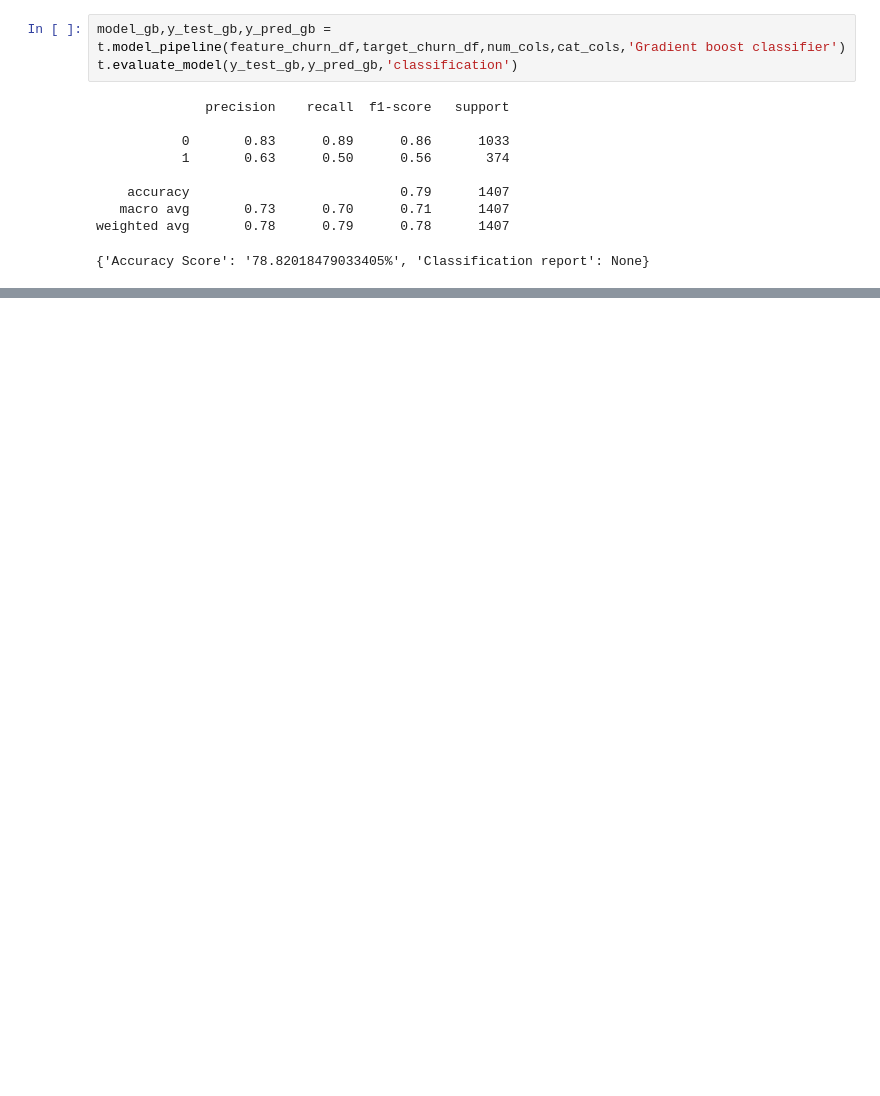
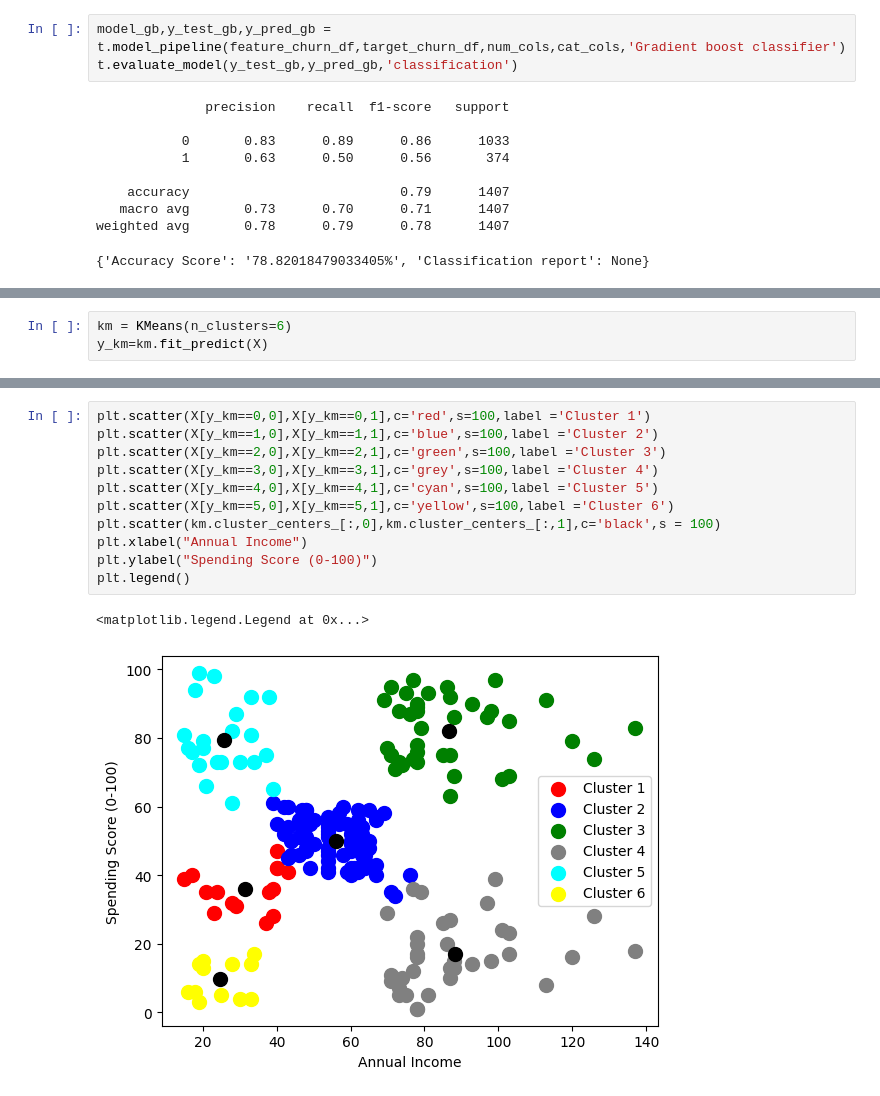
Before and after one commit to yash0304/ML, a Jupyter notebook: All Codes/ML/main.ipynb, the cells around one changed output, grey strips where cells are left out. Saved outputs shown, nothing was run; the diff lists cells and outputs as text; blank space fills up the shorter version.

```diff
--- a/All Codes/ML/main.ipynb
+++ b/All Codes/ML/main.ipynb
@@ -242,0 +321,3 @@ t.evaluate_model(y_test_x,y_pred_x,'classification')
+# %%
+km = KMeans(n_clusters=6)
+y_km=km.fit_predict(X)
@@ -242,0 +337,14 @@ t.evaluate_model(y_test_x,y_pred_x,'classification')
+# %%
+plt.scatter(X[y_km==0,0],X[y_km==0,1],c='red',s=100,label ='Cluster 1')
+plt.scatter(X[y_km==1,0],X[y_km==1,1],c='blue',s=100,label ='Cluster 2')
+plt.scatter(X[y_km==2,0],X[y_km==2,1],c='green',s=100,label ='Cluster 3')
+plt.scatter(X[y_km==3,0],X[y_km==3,1],c='grey',s=100,label ='Cluster 4')
+plt.scatter(X[y_km==4,0],X[y_km==4,1],c='cyan',s=100,label ='Cluster 5')
+plt.scatter(X[y_km==5,0],X[y_km==5,1],c='yellow',s=100,label ='Cluster 6')
+plt.scatter(km.cluster_centers_[:,0],km.cluster_centers_[:,1],c='black',s = 100)
+plt.xlabel("Annual Income")
+plt.ylabel("Spending Score (0-100)")
+plt.legend()
+# %% [output]
+<matplotlib.legend.Legend at 0x...>
+[figure, added]
```
Also changed, not shown: parts of 47 cells of this notebook, 4 other files.
